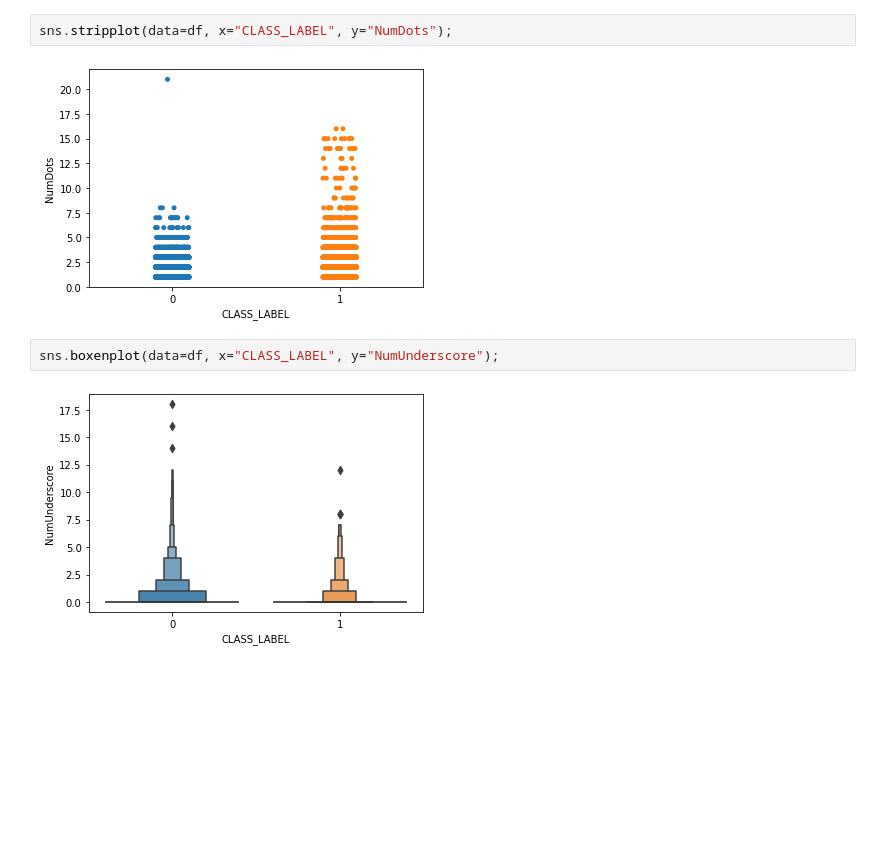
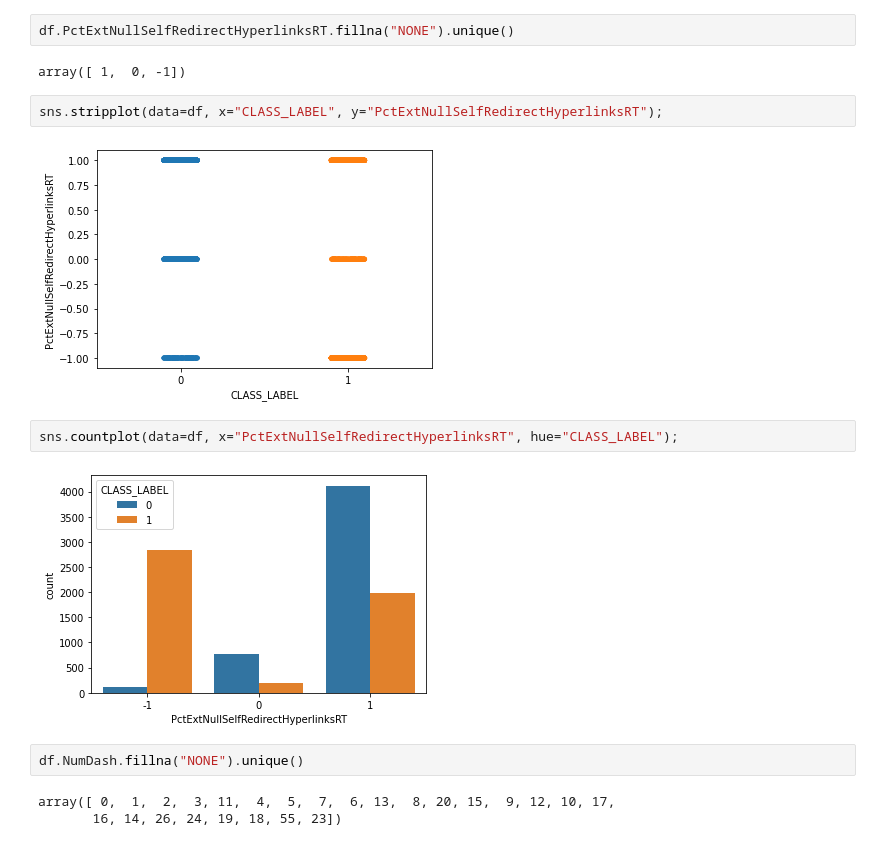
Before and after one commit to arj7192/fight_fraud_with_machine_learning, a Jupyter notebook: Chapter03/data_analysis.ipynb, the cells around one changed output. Saved outputs shown, nothing was run; the diff lists cells and outputs as text; blank space fills up the shorter version.

```diff
--- a/Chapter03/data_analysis.ipynb
+++ b/Chapter03/data_analysis.ipynb
@@ -25,8 +104,17 @@ sns.countplot(data=df, x="InsecureForms", hue="CLASS_LABEL");
+# %%
+df.PctExtNullSelfRedirectHyperlinksRT.fillna("NONE").unique()
+# %% [output]
+array([ 1,  0, -1])
 # %%
-sns.stripplot(data=df, x="CLASS_LABEL", y="NumDots");
+sns.stripplot(data=df, x="CLASS_LABEL", y="PctExtNullSelfRedirectHyperlinksRT");
 # %% [output]
-[figure, old version]
+[figure, new version]
 # %%
-sns.boxenplot(data=df, x="CLASS_LABEL", y="NumUnderscore");
+sns.countplot(data=df, x="PctExtNullSelfRedirectHyperlinksRT", hue="CLASS_LABEL");
 # %% [output]
-[figure, old version]
+[figure, new version]
+# %%
+df.NumDash.fillna("NONE").unique()
+# %% [output]
+array([ 0,  1,  2,  3, 11,  4,  5,  7,  6, 13,  8, 20, 15,  9, 12, 10, 17,
+       16, 14, 26, 24, 19, 18, 55, 23])
```
Also changed, not shown: parts of 25 cells of this notebook, 1 other file.
